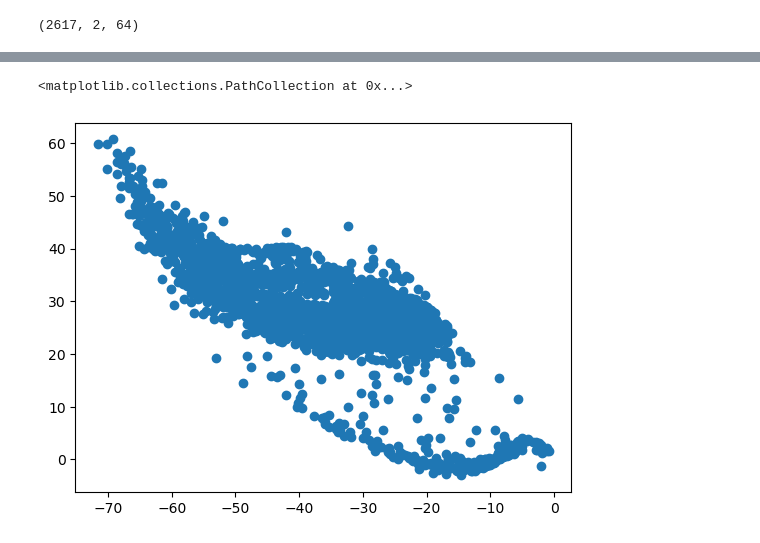
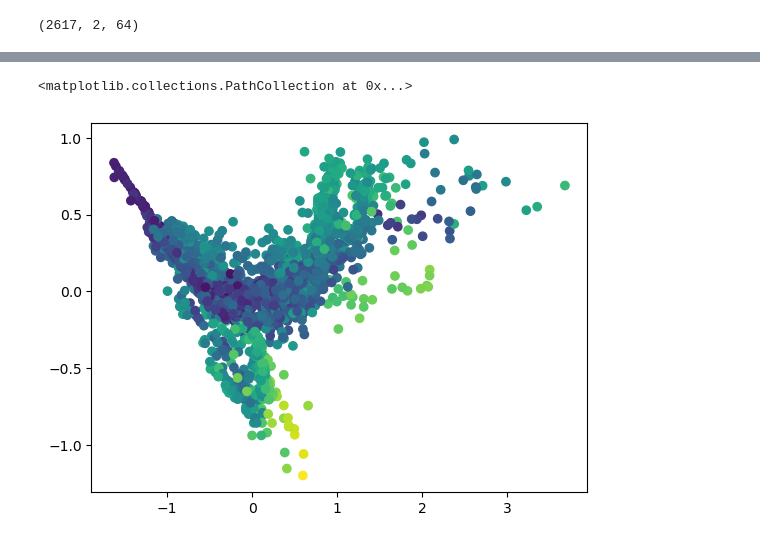
Before and after one commit to arthurlaquieze/artefact, a Jupyter notebook: test_convolutional_AE.ipynb, the cells around one changed output, grey strips where cells are left out. Saved outputs shown, nothing was run; the diff lists cells and outputs as text; code cells hidden in the pictures.

```diff
--- a/test_convolutional_AE.ipynb
+++ b/test_convolutional_AE.ipynb
@@ -303,7 +351,7 @@ def train(model: ConvAutoencoder, X, epochs=500):
 
     return model, loss_evolution
 # %%
-cae = ConvAutoencoder()
+cae = ConvAutoencoder(latent_dim = 3)
 
 model, loss= train(model=cae, X=X_reshaped, epochs=100)
 # %% [output]
@@ -357,8 +418,8 @@ latent_space.shape
 # %%
-plt.scatter(latent_space[:, 0], latent_space[:, 1])
+plt.scatter(latent_space[:, 0], latent_space[:, 1], c=latent_space[:, 2], )
 # %% [output]
 <matplotlib.collections.PathCollection at 0x...>
-[figure, old version]
+[figure, new version]
 # %%
 colormap = mpl.colormaps["Accent"]
 # %%
```
Also changed, not shown: parts of 15 cells of this notebook, 2 other files.
